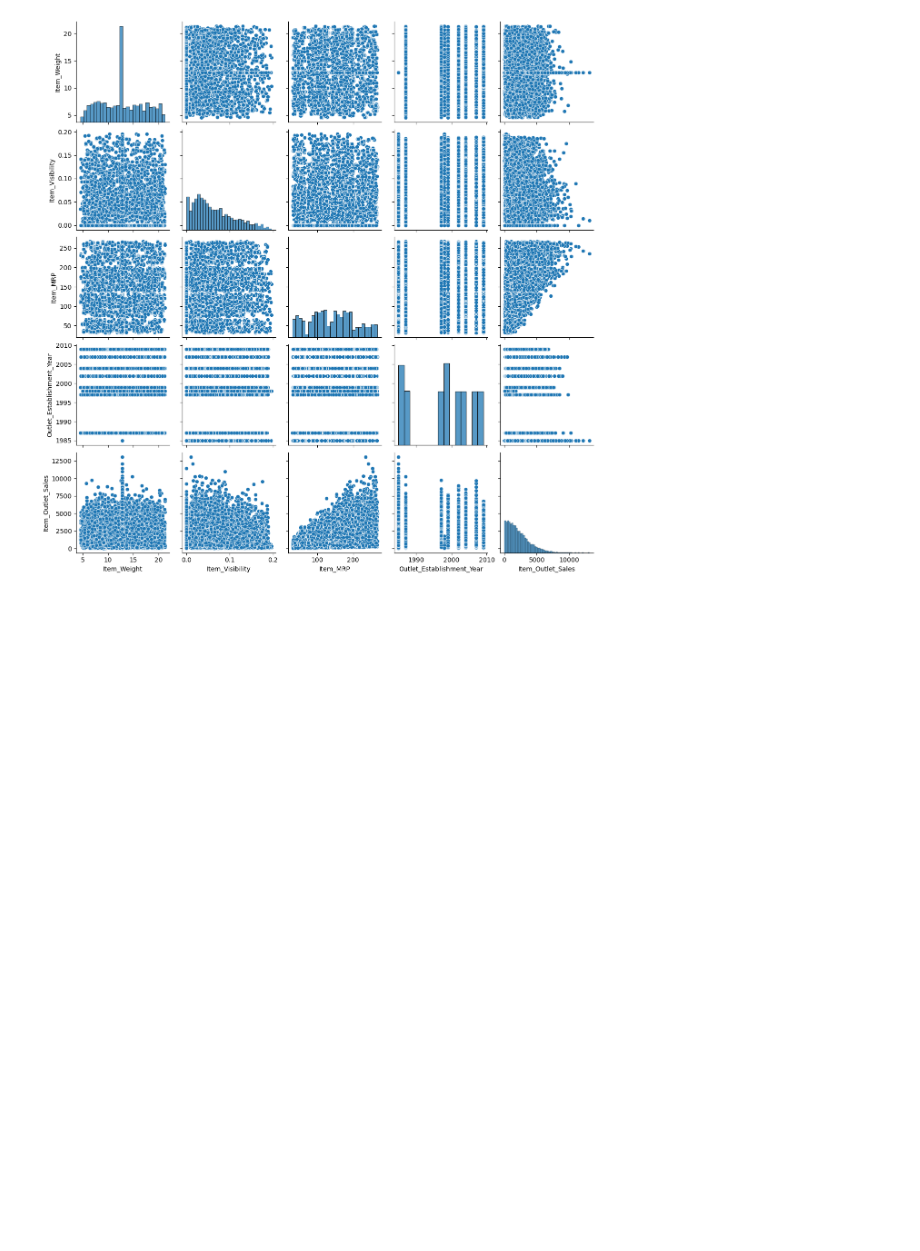
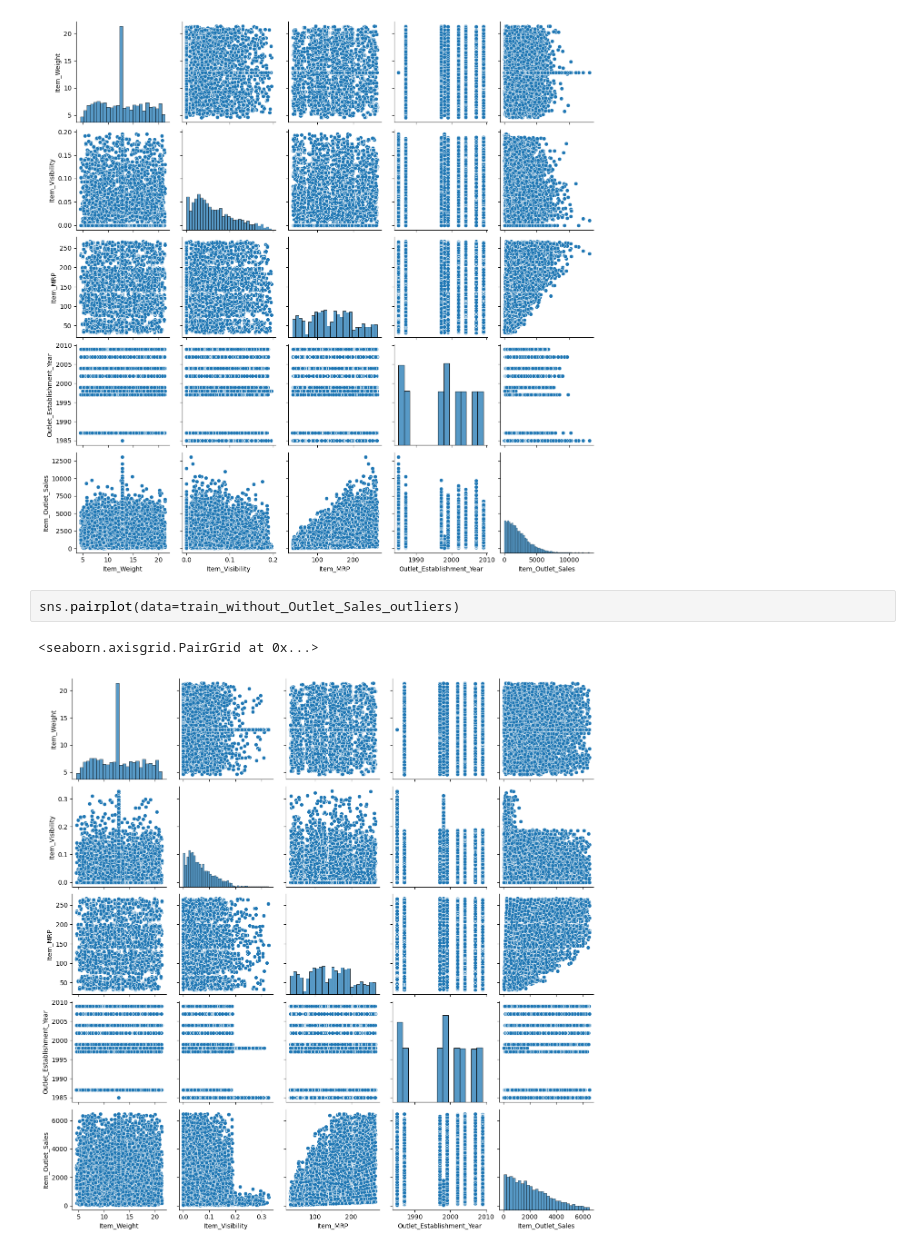
Before and after one commit to AyeshaIrshad1337/Big-Mart-Sales-Prediction, a Jupyter notebook: big-mart-sales-prediction.ipynb, the cells around one changed output. Saved outputs shown, nothing was run; the diff lists cells and outputs as text; blank space fills up the shorter version.

Commit message:
Kaggle Notebook | big mart sales prediction | Version 5

```diff
--- a/big-mart-sales-prediction.ipynb
+++ b/big-mart-sales-prediction.ipynb
@@ -389,3 +389,8 @@ sns.pairplot(data=train_without_Visibility_outliers)
 # %% [output]
 <seaborn.axisgrid.PairGrid at 0x...>
 [figure]
+# %%
+sns.pairplot(data=train_without_Outlet_Sales_outliers)
+# %% [output]
+<seaborn.axisgrid.PairGrid at 0x...>
+[figure, added]
```
Also changed, not shown: parts of 2 cells of this notebook.
